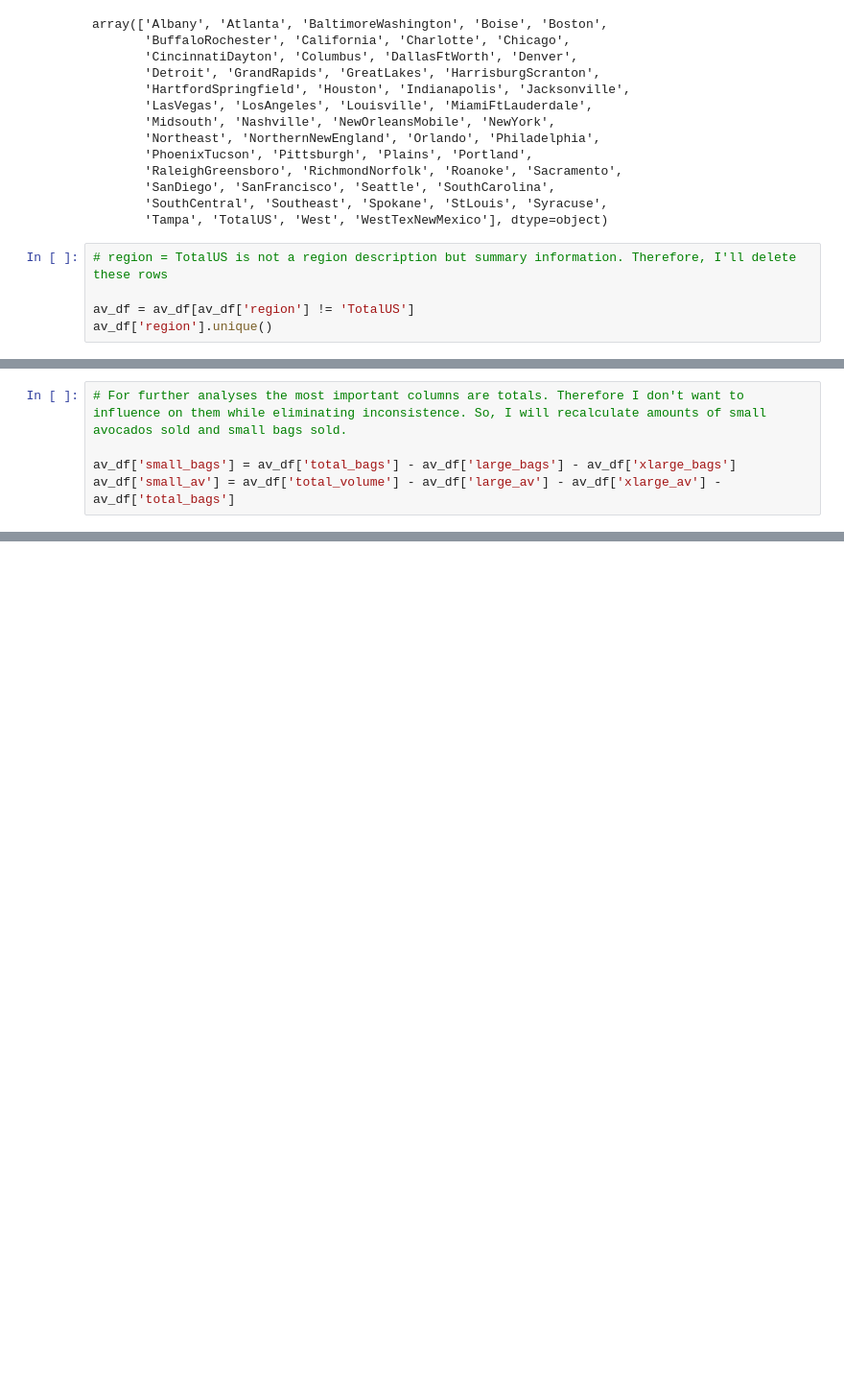
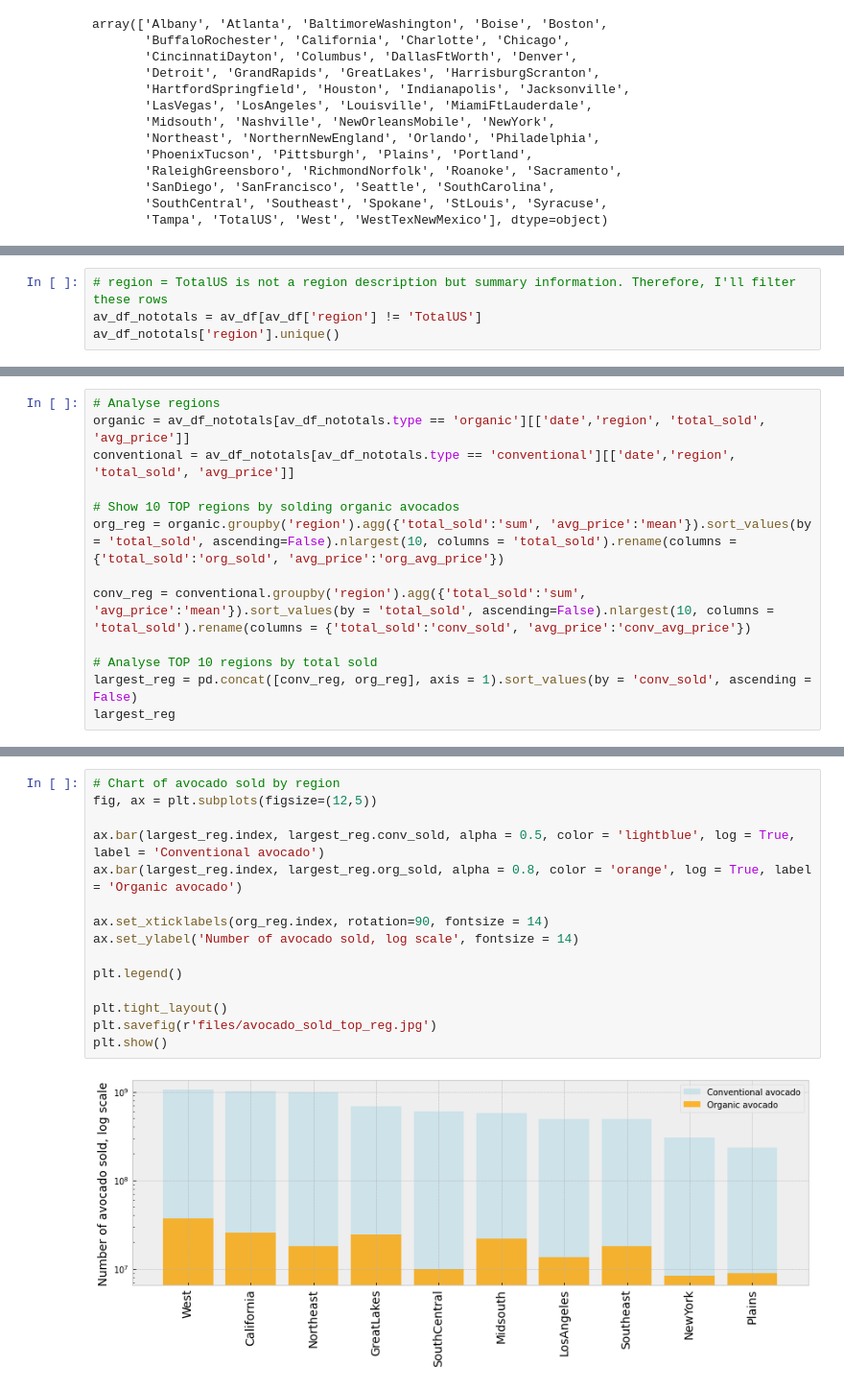
Before and after one commit to samburska/avocado, a Jupyter notebook: avocado.ipynb, the cells around one changed output, grey strips where cells are left out. Shown at 96% size. Cells and saved outputs as stored; diff of their text form; blank space fills up the shorter version.

```diff
--- a/avocado.ipynb
+++ b/avocado.ipynb
@@ -88,8 +289,3 @@ array(['Albany', 'Atlanta', 'BaltimoreWashington', 'Boise', 'Boston',
        'SanDiego', 'SanFrancisco', 'Seattle', 'SouthCarolina',
        'SouthCentral', 'Southeast', 'Spokane', 'StLouis', 'Syracuse',
        'Tampa', 'TotalUS', 'West', 'WestTexNewMexico'], dtype=object)
-# %%
-# region = TotalUS is not a region description but summary information. Therefore, I'll delete these rows
-
-av_df = av_df[av_df['region'] != 'TotalUS']
-av_df['region'].unique()
@@ -171,5 +291,0 @@ dtype: object
-# %%
-# For further analyses the most important columns are totals. Therefore I don't want to influence on them while eliminating inconsistence. So, I will recalculate amounts of small avocados sold and small bags sold.
-
-av_df['small_bags'] = av_df['total_bags'] - av_df['large_bags'] - av_df['xlarge_bags']
-av_df['small_av'] = av_df['total_volume'] - av_df['large_av'] - av_df['xlarge_av'] - av_df['total_bags']
@@ -250,0 +292,4 @@ av_df.to_csv('avocado_cleaned.csv')
+# %%
+# region = TotalUS is not a region description but summary information. Therefore, I'll filter these rows
+av_df_nototals = av_df[av_df['region'] != 'TotalUS']
+av_df_nototals['region'].unique()
@@ -250,0 +312,13 @@ av_df.to_csv('avocado_cleaned.csv')
+# %%
+# Analyse regions
+organic = av_df_nototals[av_df_nototals.type == 'organic'][['date','region', 'total_sold', 'avg_price']]
+conventional = av_df_nototals[av_df_nototals.type == 'conventional'][['date','region', 'total_sold', 'avg_price']]
+
+# Show 10 TOP regions by solding organic avocados
+org_reg = organic.groupby('region').agg({'total_sold':'sum', 'avg_price':'mean'}).sort_values(by = 'total_sold', ascending=False).nlargest(10, columns = 'total_sold').rename(columns = {'total_sold':'org_sold', 'avg_price':'org_avg_price'})
+
+conv_reg = conventional.groupby('region').agg({'total_sold':'sum', 'avg_price':'mean'}).sort_values(by = 'total_sold', ascending=False).nlargest(10, columns = 'total_sold').rename(columns = {'total_sold':'conv_sold', 'avg_price':'conv_avg_price'})
+
+# Analyse TOP 10 regions by total sold
+largest_reg = pd.concat([conv_reg, org_reg], axis = 1).sort_values(by = 'conv_sold', ascending = False)
+largest_reg
@@ -250,0 +337,17 @@ av_df.to_csv('avocado_cleaned.csv')
+# %%
+# Chart of avocado sold by region
+fig, ax = plt.subplots(figsize=(12,5))
+
+ax.bar(largest_reg.index, largest_reg.conv_sold, alpha = 0.5, color = 'lightblue', log = True, label = 'Conventional avocado')
+ax.bar(largest_reg.index, largest_reg.org_sold, alpha = 0.8, color = 'orange', log = True, label = 'Organic avocado')
+
+ax.set_xticklabels(org_reg.index, rotation=90, fontsize = 14)
+ax.set_ylabel('Number of avocado sold, log scale', fontsize = 14)
+
+plt.legend()
+
+plt.tight_layout()
+plt.savefig(r'files/avocado_sold_top_reg.jpg')
+plt.show()
+# %% [output]
+[figure, added]
```
Also changed, not shown: parts of 75 cells of this notebook, 17 other files.
